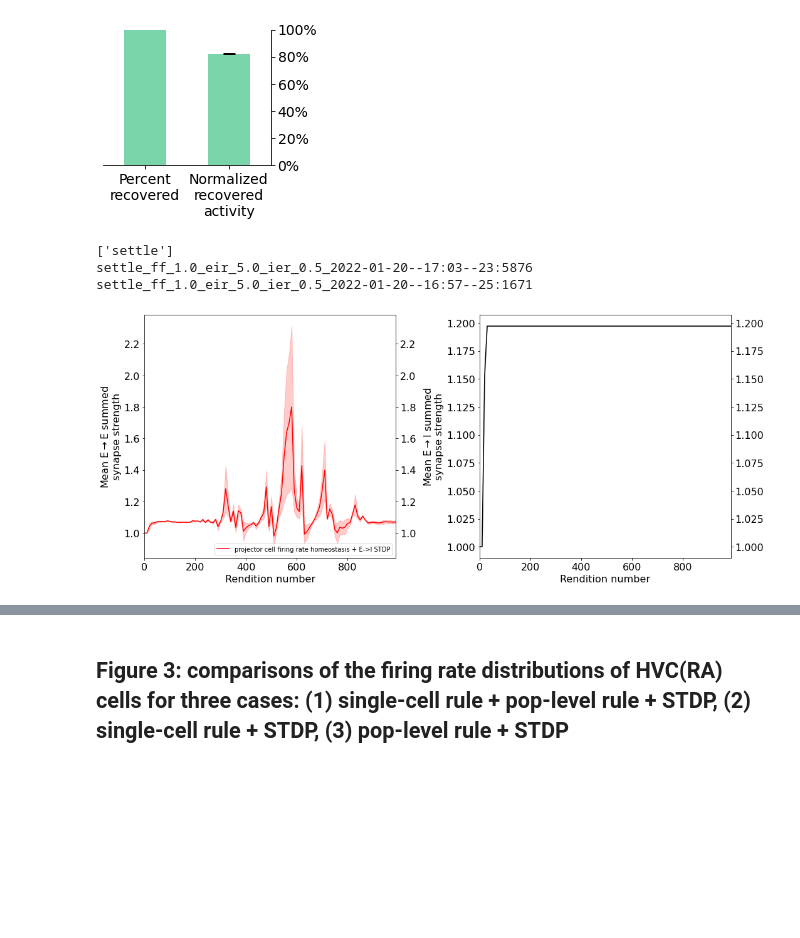
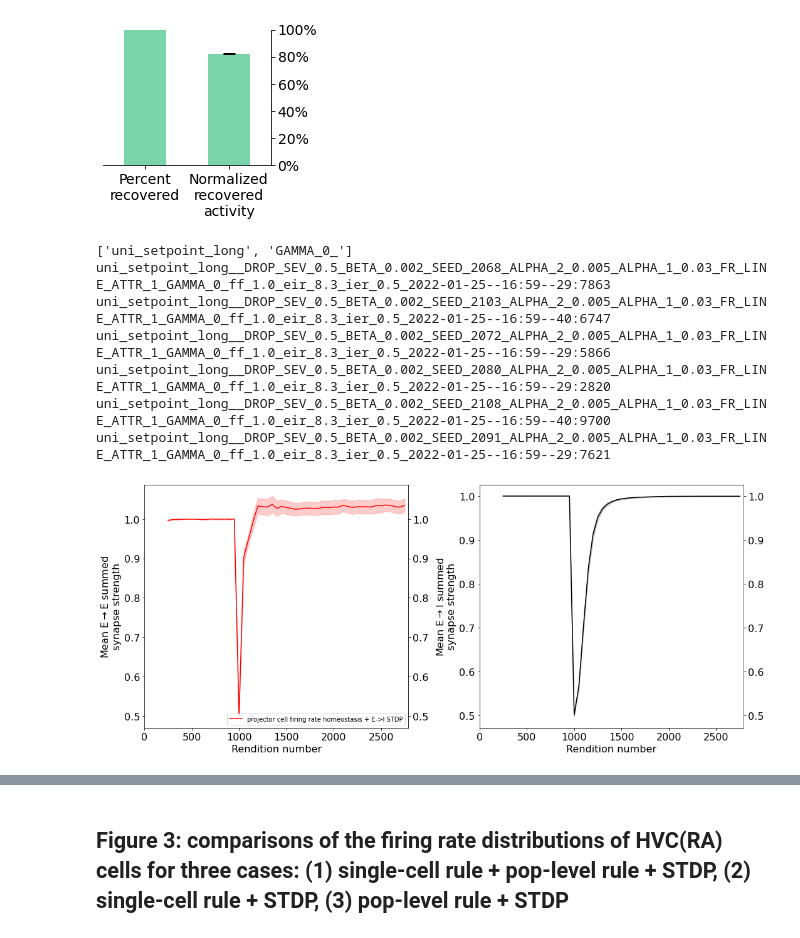
Before and after one commit to davidgbe/synfire_chain_growth, a Jupyter notebook: paper_figures_21_05_05/paper_figs_circa_21_12/firing_rate_homeostasis_sims_and_figs_21_12_07/new_stdp_inh_adaptation_22_01_20_d/paper_figures_nb_21_05_06.ipynb, the cells around one changed output, grey strips where cells are left out. Cells and saved outputs as stored; diff of their text form; code cells hidden in the pictures; blank space fills up the shorter version.

```diff
--- a/paper_figures_21_05_05/paper_figs_circa_21_12/firing_rate_homeostasis_sims_and_figs_21_12_07/new_stdp_inh_adaptation_22_01_20_d/paper_figures_nb_21_05_06.ipynb
+++ b/paper_figures_21_05_05/paper_figs_circa_21_12/firing_rate_homeostasis_sims_and_figs_21_12_07/new_stdp_inh_adaptation_22_01_20_d/paper_figures_nb_21_05_06.ipynb
@@ -83,7 +83,6 @@ def load_exp_data(direc, cut=None, layer_size=25, n_exc=800, name_frags=[], reve
             try:
                 exc_cells_initially_active = loaded['exc_cells_initially_active'].astype(float)
                 exc_cells_newly_active = loaded['exc_cells_newly_active'].astype(float)
-                exc_cells_initially_active[0, :] = exc_cells_initially_active[0, :]
             except KeyError as e:
                 exc_cells_initially_active = loaded['exc_raster'].astype(float)
                 exc_cells_initially_active[0, :] = exc_cells_initially_active[0, :]
@@ -92,11 +91,13 @@ def load_exp_data(direc, cut=None, layer_size=25, n_exc=800, name_frags=[], reve
 
             try:
                 surviving_cell_indices = loaded['surviving_cell_indices'][0].astype(bool)
+                if exc_cells_initially_active is not None and exc_cells_initially_active.shape[0] > 0:
+                    exc_cells_initially_active[0, :] = exc_cells_initially_active[0, :] * dt
+                if exc_cells_newly_active is not None and exc_cells_newly_active.shape[0] > 0:
+                    exc_cells_newly_active[0, :] = exc_cells_newly_active[0, :] * dt
             except KeyError as e:
                 surviving_cell_indices = np.ones(summed_incoming_weights.shape[0], dtype=bool)
 
-                if exc_cells_newly_active is not None and exc_cells_newly_active.shape[0] > 0:
-                    exc_cells_newly_active[0, :] = exc_cells_newly_active[0, :]
 
             summed_incoming_weights = summed_incoming_weights[(surviving_cell_indices).nonzero()[0]]
 
@@ -261 +260,3 @@ indices = np.arange(18)
+# %%
+single_fr = ['uni_setpoint_long', 'GAMMA_0_']
 # %%
@@ -356,6 +352,6 @@ def real_to_str(real):
     return s
 # %%
 recovered_exp_names, all_recovery_pers = determine_recovered([
-    'settle',
-], np.arange(90, 100))
+    single_fr,
+], np.arange(240, 270))
 # %% [output]
@@ -433,8 +437,8 @@ def make_figure_2_plot(names, labels, condition_colors, file_name_ext='', ylim1=
         for j, exp_dir_name in enumerate(exp_dir_names):
             if exp_dir_name not in recovered_exp_names:
                 continue
-#             if j > 1:
-#                 continue
+            if j > 5:
+                continue
             print(exp_dir_name)
 
             all_mean_incoming_summed_weights = []
@@ -488,14 +492,14 @@ def make_figure_2_plot(names, labels, condition_colors, file_name_ext='', ylim1=
             timepoints * 10,
             e_e_means - e_e_sems + y_disp,
             e_e_means + e_e_sems + y_disp,
-            color=condition_colors[idx][0], alpha=0.2)
-        axs[0].plot(timepoints * 10, e_e_means + y_disp, lw=1.5, color=condition_colors[idx][0], label=labels[idx])
+            color=condition_colors[idx][0], alpha=0.2, zorder=0)
+        axs[0].plot(timepoints * 10, e_e_means + y_disp, lw=1.5, color=condition_colors[idx][0], label=labels[idx], zorder=0)
         axs[1].fill_between(
             timepoints * 10,
             e_i_means - e_i_sems + y_disp,
             e_i_means + e_i_sems + y_disp,
-            color=condition_colors[idx][1], alpha=0.2)
-        axs[1].plot(timepoints * 10, e_i_means + y_disp, lw=1.5, color=condition_colors[idx][1], label=labels[idx])
+            color=condition_colors[idx][1], alpha=0.2, zorder=-1)
+        axs[1].plot(timepoints * 10, e_i_means + y_disp, lw=1.5, color=condition_colors[idx][1], label=labels[idx], zorder=-1)
 
         if ylabel1 is None:
             axs[0].set_ylabel(r'Mean E$\rightarrow$E summed' + '\nsynapse strength')
@@ -536,16 +540,20 @@ def make_figure_2_plot(names, labels, condition_colors, file_name_ext='', ylim1=
     save_fig(fig, './figures/paper/fig_2', f'mean_plot_{file_name_ext}.png')
     plt.show()
 # %%
-timepoints = np.arange(0, 100, 1)
+timepoints = np.arange(25, 280, 5)
 
 make_figure_2_plot([
-    'settle',
+    single_fr,
 ], labels=[
     'projector cell firing rate homeostasis + E->I STDP',
-], condition_colors=[['red', 'black']], timepoints=timepoints, cap=100, offsets=np.zeros(3), vertical_spacing=0.,
+], condition_colors=[['red', 'black']], timepoints=timepoints, cap=280, offsets=np.ones(3) * 50, vertical_spacing=0.,
 file_name_ext='all_3_silent')
 # %% [output]
-['settle']
-settle_ff_1.0_eir_5.0_ier_0.5_2022-01-20--17:03--23:5876
-settle_ff_1.0_eir_5.0_ier_0.5_2022-01-20--16:57--25:1671
+['uni_setpoint_long', 'GAMMA_0_']
+uni_setpoint_long__DROP_SEV_0.5_BETA_0.002_SEED_2068_ALPHA_2_0.005_ALPHA_1_0.03_FR_LINE_ATTR_1_GAMMA_0_ff_1.0_eir_8.3_ier_0.5_2022-01-25--16:59--29:7863
+uni_setpoint_long__DROP_SEV_0.5_BETA_0.002_SEED_2103_ALPHA_2_0.005_ALPHA_1_0.03_FR_LINE_ATTR_1_GAMMA_0_ff_1.0_eir_8.3_ier_0.5_2022-01-25--16:59--40:6747
+uni_setpoint_long__DROP_SEV_0.5_BETA_0.002_SEED_2072_ALPHA_2_0.005_ALPHA_1_0.03_FR_LINE_ATTR_1_GAMMA_0_ff_1.0_eir_8.3_ier_0.5_2022-01-25--16:59--29:5866
+uni_setpoint_long__DROP_SEV_0.5_BETA_0.002_SEED_2080_ALPHA_2_0.005_ALPHA_1_0.03_FR_LINE_ATTR_1_GAMMA_0_ff_1.0_eir_8.3_ier_0.5_2022-01-25--16:59--29:2820
+uni_setpoint_long__DROP_SEV_0.5_BETA_0.002_SEED_2108_ALPHA_2_0.005_ALPHA_1_0.03_FR_LINE_ATTR_1_GAMMA_0_ff_1.0_eir_8.3_ier_0.5_2022-01-25--16:59--40:9700
+uni_setpoint_long__DROP_SEV_0.5_BETA_0.002_SEED_2091_ALPHA_2_0.005_ALPHA_1_0.03_FR_LINE_ATTR_1_GAMMA_0_ff_1.0_eir_8.3_ier_0.5_2022-01-25--16:59--29:7621
-[figure, old version]
+[figure, new version]
```
Also changed, not shown: parts of 14 cells of this notebook, 1 other file.
